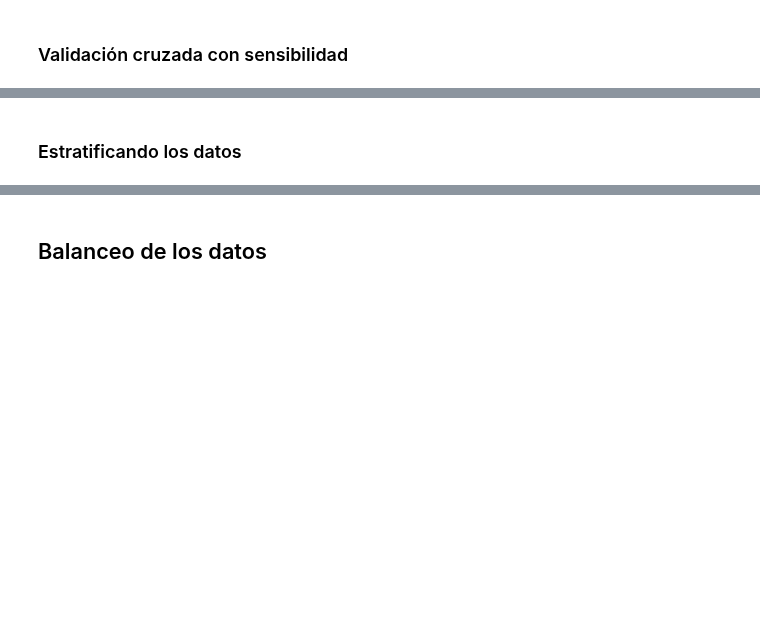
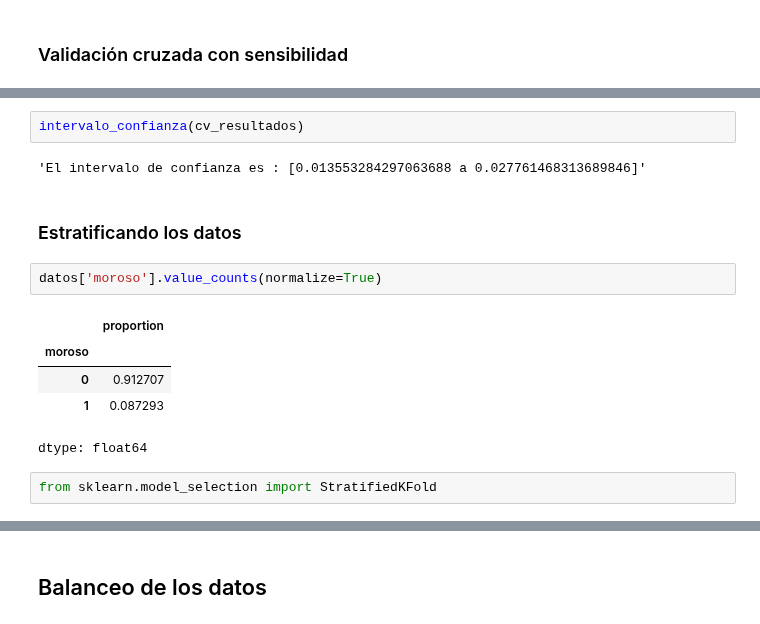
Before and after one commit to r2x4/machine_alura_oracle, a Jupyter notebook: clasificacion y validacion metricas/Clasificacion_validacion_y_metricas.ipynb, the cells around one changed output, grey strips where cells are left out. Saved outputs shown, nothing was run; the diff lists cells and outputs as text; blank space fills up the shorter version.

```diff
--- a/clasificacion y validacion metricas/Clasificacion_validacion_y_metricas.ipynb
+++ b/clasificacion y validacion metricas/Clasificacion_validacion_y_metricas.ipynb
@@ -282,2 +324,16 @@ Generalmente, se utilizan 5 o 10 partes. Un número mayor no suele ser necesario
+# %%
+intervalo_confianza(cv_resultados)
+# %% [output]
+'El intervalo de confianza es : [0.013553284297063688 a 0.027761468313689846]'
 # %% [markdown]
 ### Estratificando los datos
+# %%
+datos['moroso'].value_counts(normalize=True)
+# %% [output]
+|  | proportion |
+| moroso |  |
+| 0 | 0.912707 |
+| 1 | 0.087293 |
+dtype: float64
+# %%
+from sklearn.model_selection import StratifiedKFold
```
Also changed, not shown: parts of 32 cells of this notebook.
